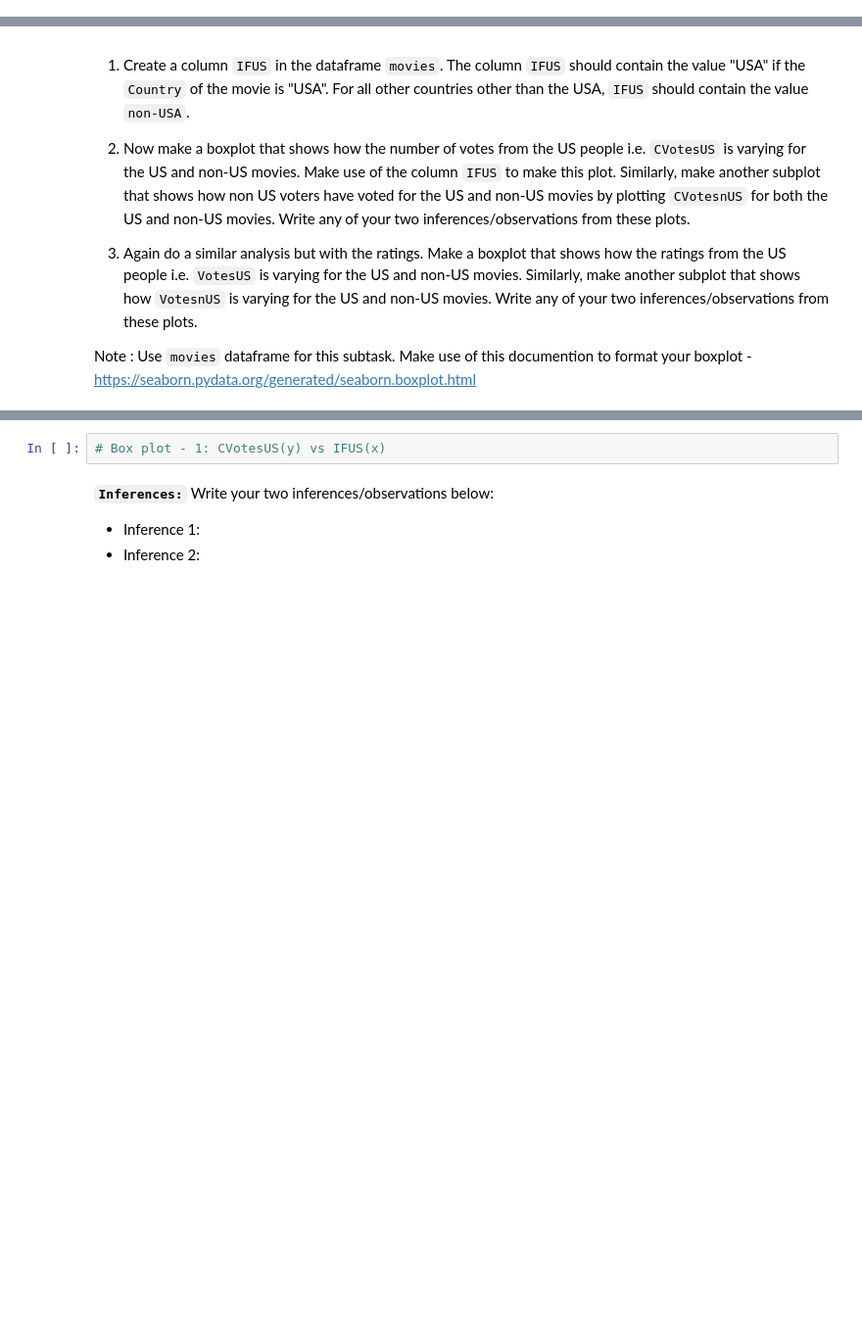
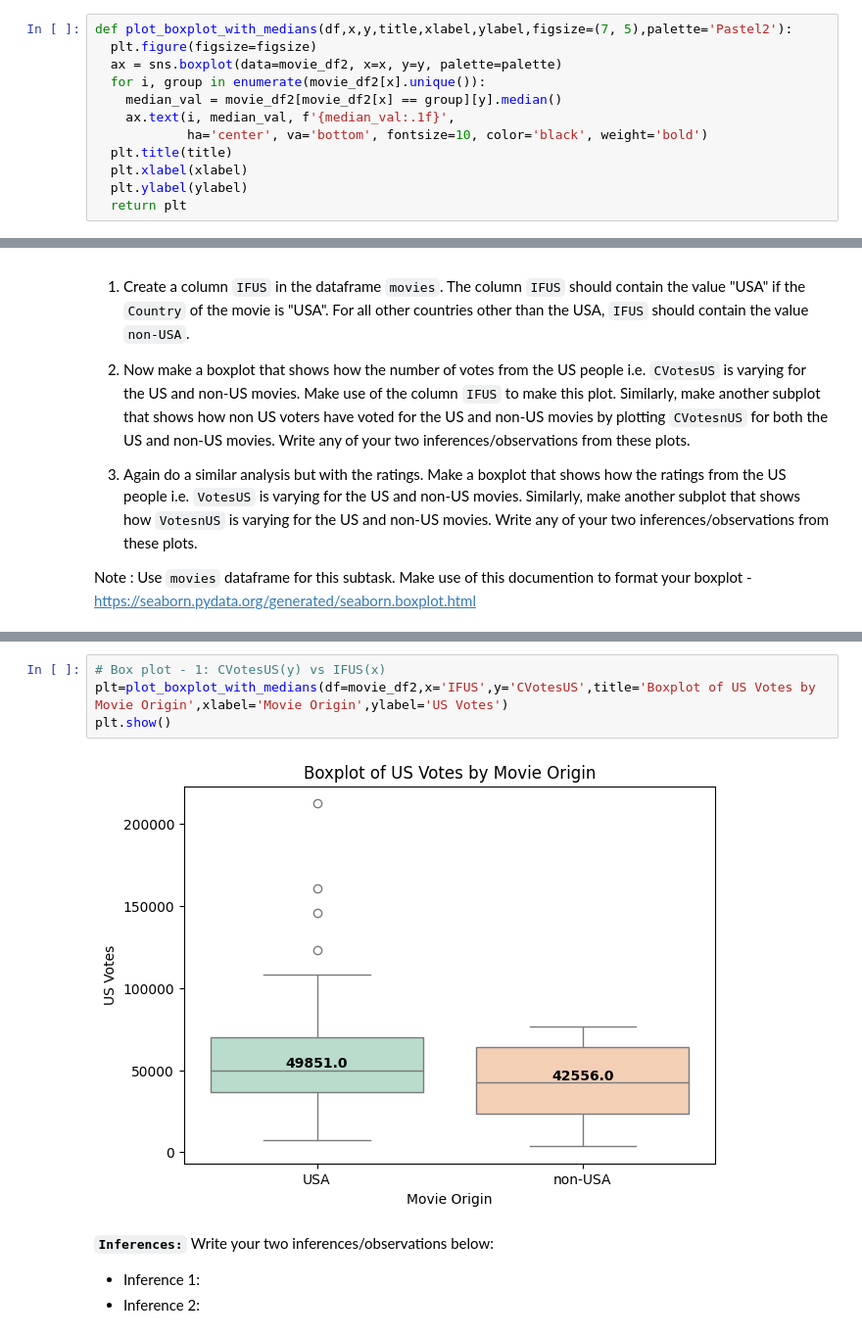
Before and after one commit to Rajesh2015/Logicmojo-AI-ML-Sept25-radash, a Jupyter notebook: EDA/IMDb+Movie+Assignment.ipynb, the cells around one changed output, grey strips where cells are left out. Shown at 98% size. Drawn from its saved outputs; the diff is of its cells as text; blank space fills up the shorter version.

```diff
--- a/EDA/IMDb+Movie+Assignment.ipynb
+++ b/EDA/IMDb+Movie+Assignment.ipynb
@@ -268,6 +268,18 @@ def plot_side_by_side_heatmaps(
 
     plt.tight_layout()
     return plt
+# %%
+def plot_boxplot_with_medians(df,x,y,title,xlabel,ylabel,figsize=(7, 5),palette='Pastel2'):
+  plt.figure(figsize=figsize)
+  ax = sns.boxplot(data=movie_df2, x=x, y=y, palette=palette)
+  for i, group in enumerate(movie_df2[x].unique()):
+    median_val = movie_df2[movie_df2[x] == group][y].median()
+    ax.text(i, median_val, f'{median_val:.1f}',
+            ha='center', va='bottom', fontsize=10, color='black', weight='bold')
+  plt.title(title)
+  plt.xlabel(xlabel)
+  plt.ylabel(ylabel)
+  return plt
 # %% [markdown]
 ## Task 2: Data Analysis
 
@@ -772,5 +769,9 @@ dtype: object
-# %%
-# Box plot - 1: CVotesUS(y) vs IFUS(x)
+# %%
+# Box plot - 1: CVotesUS(y) vs IFUS(x)
+plt=plot_boxplot_with_medians(df=movie_df2,x='IFUS',y='CVotesUS',title='Boxplot of US Votes by Movie Origin',xlabel='Movie Origin',ylabel='US Votes')
+plt.show()
+# %% [output]
+[figure, added]
 # %% [markdown]
 **`Inferences:`** Write your two inferences/observations below:
 - Inference 1:
```
Also changed, not shown: parts of 3 cells of this notebook.
